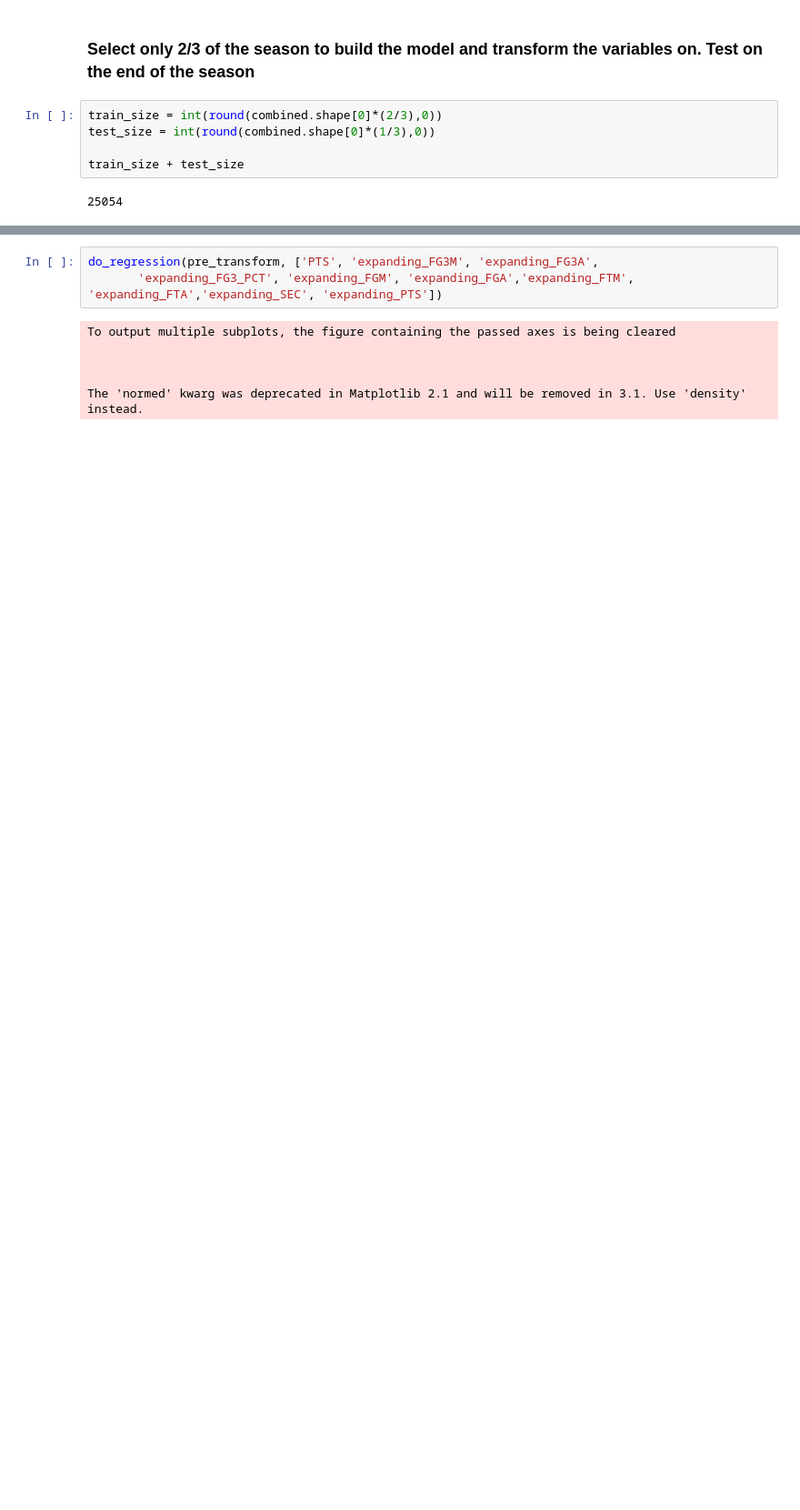
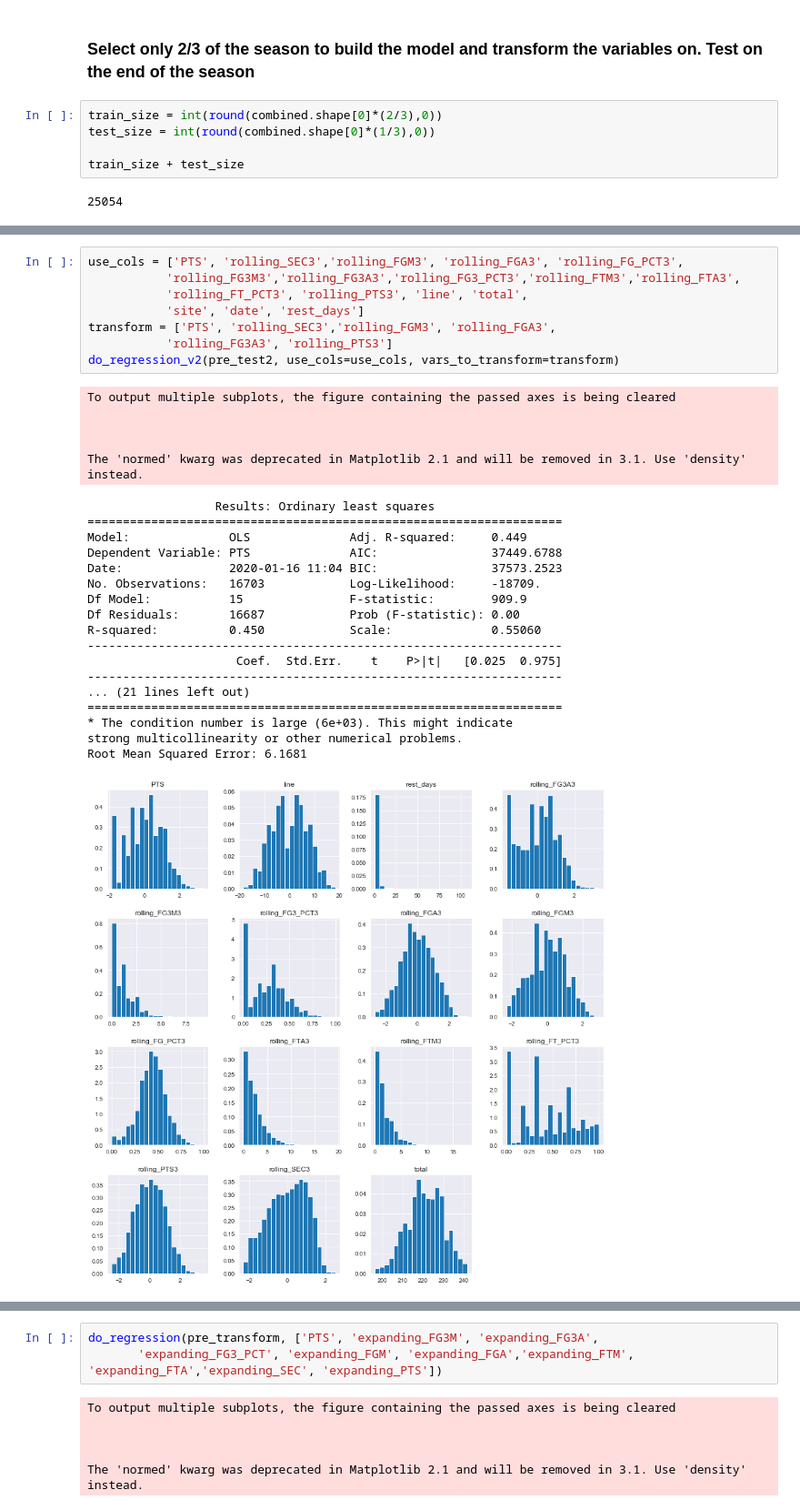
Before and after one commit to jcohen312/nba_points, a Jupyter notebook: Linear Regression.ipynb, the cells around one changed output, grey strips where cells are left out. Shown at 91% size. Saved outputs shown, nothing was run; the diff lists cells and outputs as text; blank space fills up the shorter version.

```diff
--- a/Linear Regression.ipynb
+++ b/Linear Regression.ipynb
@@ -286,0 +539,32 @@ def do_regression(df, vars_to_transform):
+# %%
+use_cols = ['PTS', 'rolling_SEC3','rolling_FGM3', 'rolling_FGA3', 'rolling_FG_PCT3',
+           'rolling_FG3M3','rolling_FG3A3','rolling_FG3_PCT3','rolling_FTM3','rolling_FTA3',
+           'rolling_FT_PCT3', 'rolling_PTS3', 'line', 'total',
+           'site', 'date', 'rest_days']
+transform = ['PTS', 'rolling_SEC3','rolling_FGM3', 'rolling_FGA3',
+           'rolling_FG3A3', 'rolling_PTS3']
+do_regression_v2(pre_test2, use_cols=use_cols, vars_to_transform=transform)
+# %% [output]
+To output multiple subplots, the figure containing the passed axes is being cleared
+
+
+
+The 'normed' kwarg was deprecated in Matplotlib 2.1 and will be removed in 3.1. Use 'density' instead.
+                  Results: Ordinary least squares
+===================================================================
+Model:              OLS              Adj. R-squared:     0.449
+Dependent Variable: PTS              AIC:                37449.6788
+Date:               2020-01-16 11:04 BIC:                37573.2523
+No. Observations:   16703            Log-Likelihood:     -18709.
+Df Model:           15               F-statistic:        909.9
+Df Residuals:       16687            Prob (F-statistic): 0.00
+R-squared:          0.450            Scale:              0.55060
+-------------------------------------------------------------------
+                     Coef.  Std.Err.    t    P>|t|   [0.025  0.975]
+-------------------------------------------------------------------
+... (21 lines left out)
+===================================================================
+* The condition number is large (6e+03). This might indicate
+strong multicollinearity or other numerical problems.
+Root Mean Squared Error: 6.1681
+[figure, added]
```
Also changed, not shown: parts of 31 cells of this notebook, 1 other file.
